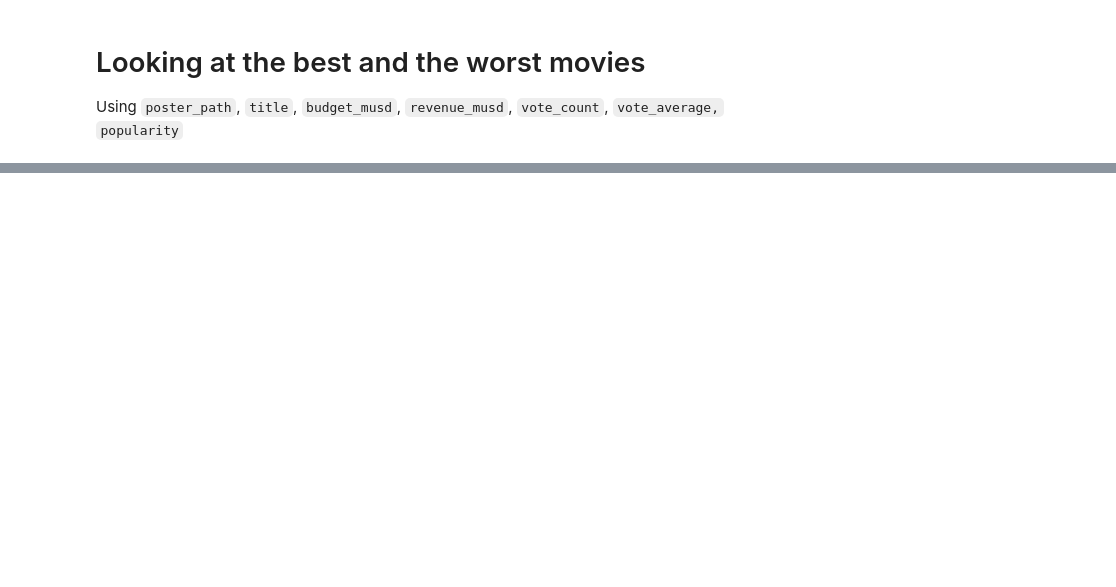
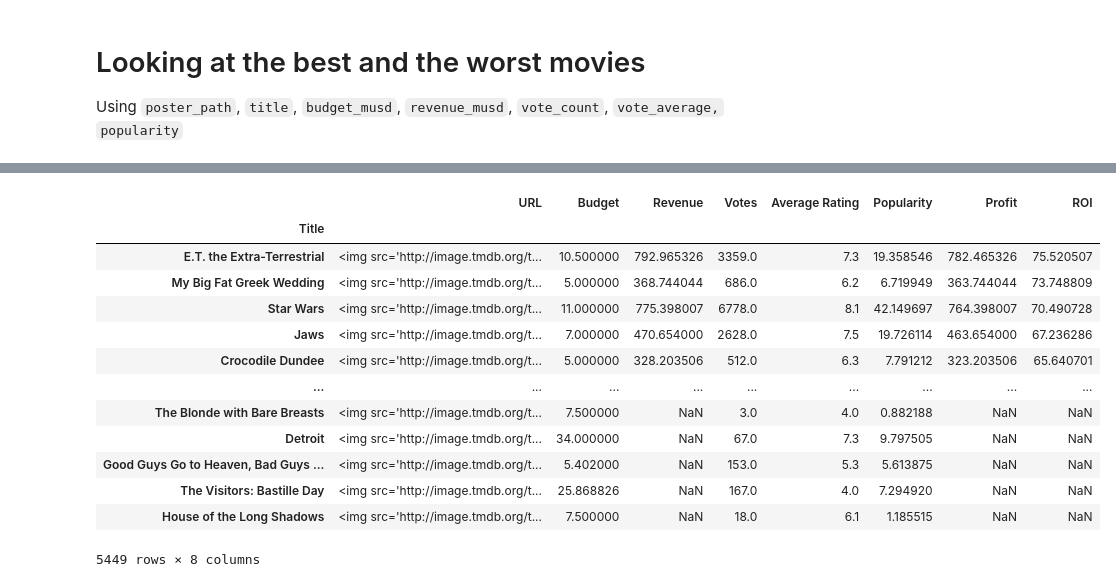
Before and after one commit to mattyapers/Movies_EDA, a Jupyter notebook: Movies_EDA_1.ipynb, the cells around one changed output, grey strips where cells are left out. Drawn from its saved outputs; the diff is of its cells as text; code cells hidden in the pictures; blank space fills up the shorter version.

```diff
--- a/Movies_EDA_1.ipynb
+++ b/Movies_EDA_1.ipynb
@@ -130,0 +165,5 @@ poster_path title budget_musd revenue_musd vote_count vote_average popularity
+# %%
+# Create subset
+df_best = df[["poster_path", "title", "budget_musd", "revenue_musd",
+              "vote_count", "vote_average", "popularity"]].copy()
+df_best
@@ -130,0 +184,6 @@ poster_path title budget_musd revenue_musd vote_count vote_average popularity
+# %%
+# Creating new columns on subset
+df_best['profit_musd'] = df_best['revenue_musd'] - df_best['budget_musd']
+df_best['return'] = df_best['revenue_musd'] / df_best['budget_musd']
+
+df_best.head(5)
@@ -130,0 +197,8 @@ poster_path title budget_musd revenue_musd vote_count vote_average popularity
+# %%
+# Changing Column Labels for Data Presentation
+df_best_columns = ["URL", "Title", "Budget", "Revenue", "Votes", "Average Rating", "Popularity", "Profit", "ROI"]
+df_best.columns = df_best_columns
+# %%
+df_best.head()
+df_best.set_index("Title", inplace=True)
+df_best.head()
@@ -130,0 +243,25 @@ poster_path title budget_musd revenue_musd vote_count vote_average popularity
+# %%
+# We want moviees with at least some budget
+
+## 5 million budget
+df_best[df_best['Budget'] >= 5].sort_values(by= "ROI", ascending=False)
+
+# Filling in missing values
+
+df_best['Budget'] = df_best['Budget'].fillna(0)
+df_best['Votes'] = df_best['Votes'].fillna(0)
+# %% [output]
+|  | URL | Budget | Revenue | Votes | Average Rating | Popularity | Profit | ROI |
+| Title |  |  |  |  |  |  |  |  |
+| E.T. the Extra-Terrestrial | <img src='http://image.tmdb.org/t... | 10.500000 | 792.965326 | 3359.0 | 7.3 | 19.358546 | 782.465326 | 75.520507 |
+| My Big Fat Greek Wedding | <img src='http://image.tmdb.org/t... | 5.000000 | 368.744044 | 686.0 | 6.2 | 6.719949 | 363.744044 | 73.748809 |
+| Star Wars | <img src='http://image.tmdb.org/t... | 11.000000 | 775.398007 | 6778.0 | 8.1 | 42.149697 | 764.398007 | 70.490728 |
+| Jaws | <img src='http://image.tmdb.org/t... | 7.000000 | 470.654000 | 2628.0 | 7.5 | 19.726114 | 463.654000 | 67.236286 |
+| Crocodile Dundee | <img src='http://image.tmdb.org/t... | 5.000000 | 328.203506 | 512.0 | 6.3 | 7.791212 | 323.203506 | 65.640701 |
+| ... | ... | ... | ... | ... | ... | ... | ... | ... |
+| The Blonde with Bare Breasts | <img src='http://image.tmdb.org/t... | 7.500000 | NaN | 3.0 | 4.0 | 0.882188 | NaN | NaN |
+| Detroit | <img src='http://image.tmdb.org/t... | 34.000000 | NaN | 67.0 | 7.3 | 9.797505 | NaN | NaN |
+| Good Guys Go to Heaven, Bad Guys ... | <img src='http://image.tmdb.org/t... | 5.402000 | NaN | 153.0 | 5.3 | 5.613875 | NaN | NaN |
+| The Visitors: Bastille Day | <img src='http://image.tmdb.org/t... | 25.868826 | NaN | 167.0 | 4.0 | 7.294920 | NaN | NaN |
+| House of the Long Shadows | <img src='http://image.tmdb.org/t... | 7.500000 | NaN | 18.0 | 6.1 | 1.185515 | NaN | NaN |
+5449 rows × 8 columns
```
Also changed, not shown: parts of 45 cells of this notebook.
